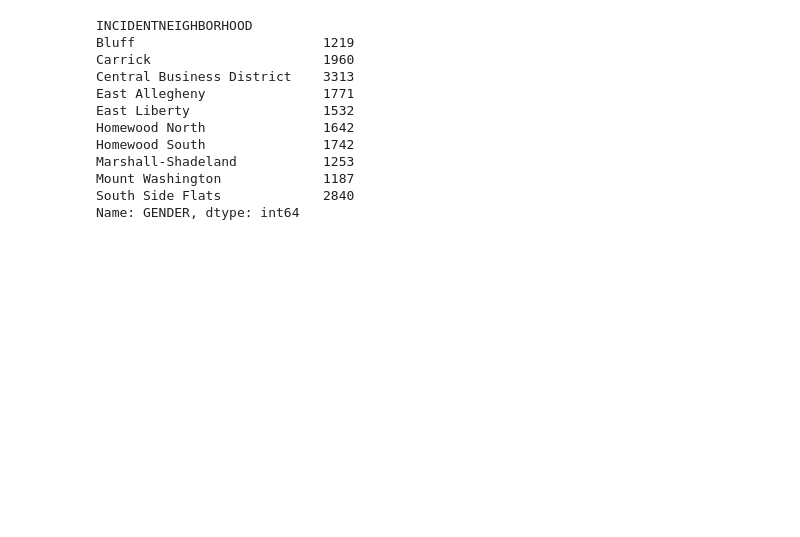
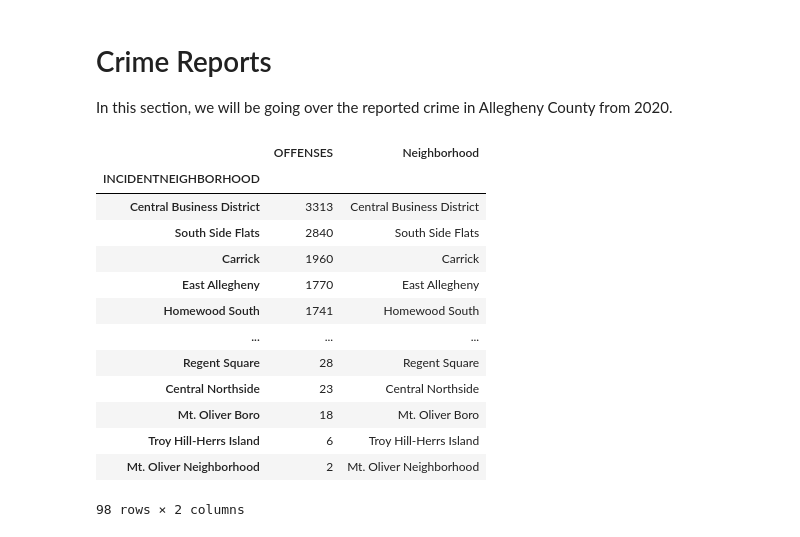
Before and after one commit to dmiller3445/Group-70, a Jupyter notebook: Final-Project/Final-Project.ipynb, the cells around one changed output. Cells and saved outputs as stored; diff of their text form; code cells hidden in the pictures; blank space fills up the shorter version.

```diff
--- a/Final-Project/Final-Project.ipynb
+++ b/Final-Project/Final-Project.ipynb
@@ -1 +1,4 @@
+# %% [markdown]
+# Crime Reports
+In this section, we will be going over the reported crime in Allegheny County from 2020.
 # %%
@@ -5,23 +10,26 @@ import matplotlib.pyplot as plt
 arrest = pd.read_csv("arrests.csv")
-# %%
-def large(x):
-    return x["RACE"].count() > 1150
-mostarrest = arrest.groupby("INCIDENTNEIGHBORHOOD").filter(large)
-finalarrest = mostarrest.groupby("INCIDENTNEIGHBORHOOD")["GENDER"].count()
-finalarrest.head(10)
-# %% [output]
-INCIDENTNEIGHBORHOOD
-Bluff                        1219
-Carrick                      1960
-Central Business District    3313
-East Allegheny               1771
-East Liberty                 1532
-Homewood North               1642
-Homewood South               1742
-Marshall-Shadeland           1253
-Mount Washington             1187
-South Side Flats             2840
-Name: GENDER, dtype: int64
+# %%
+##This sorts the data into number of offenses by neighborhood
+filterarrest = arrest.groupby("INCIDENTNEIGHBORHOOD")["OFFENSES"].count()
+finalarrest = pd.DataFrame(filterarrest)
+finalarrest = finalarrest.sort_values("OFFENSES", ascending=False)
+finalarrest["Neighborhood"] = finalarrest.index
+finalarrest
+# %% [output]
+|  | OFFENSES | Neighborhood |
+| INCIDENTNEIGHBORHOOD |  |  |
+| Central Business District | 3313 | Central Business District |
+| South Side Flats | 2840 | South Side Flats |
+| Carrick | 1960 | Carrick |
+| East Allegheny | 1770 | East Allegheny |
+| Homewood South | 1741 | Homewood South |
+| ... | ... | ... |
+| Regent Square | 28 | Regent Square |
+| Central Northside | 23 | Central Northside |
+| Mt. Oliver Boro | 18 | Mt. Oliver Boro |
+| Troy Hill-Herrs Island | 6 | Troy Hill-Herrs Island |
+| Mt. Oliver Neighborhood | 2 | Mt. Oliver Neighborhood |
+98 rows × 2 columns
 # %%
 finalarrest.plot.bar(title="Arrests by Neighborhood", figsize=(10,5))
 # %% [output]
```
Also changed, not shown: parts of 10 cells of this notebook, 1 other file.
